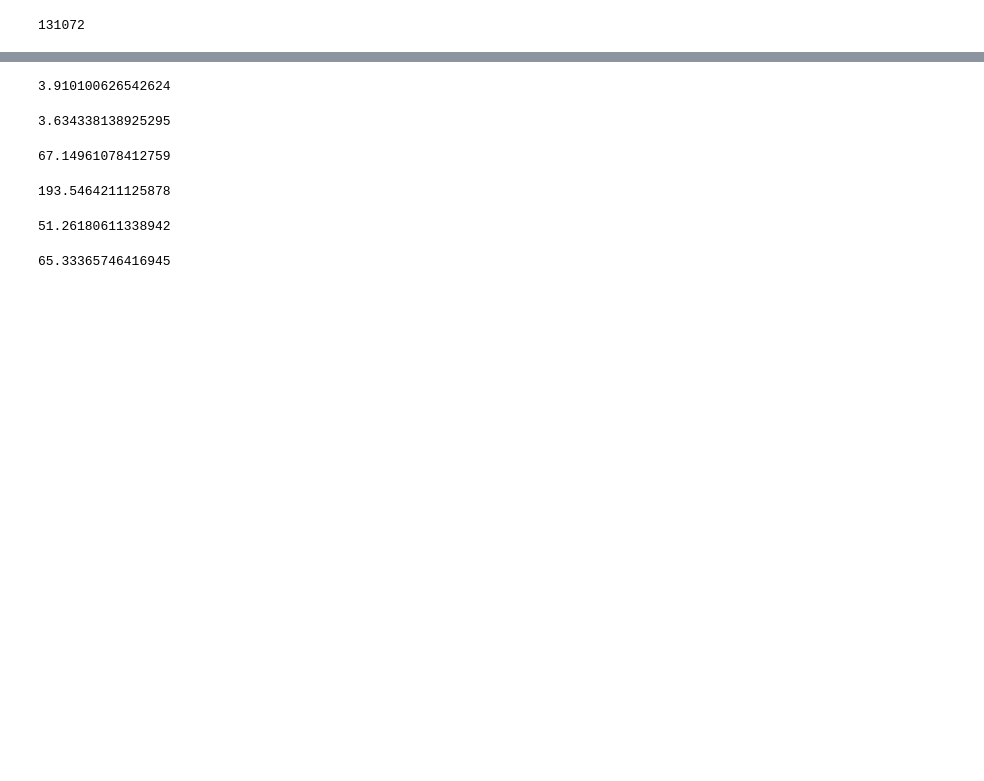
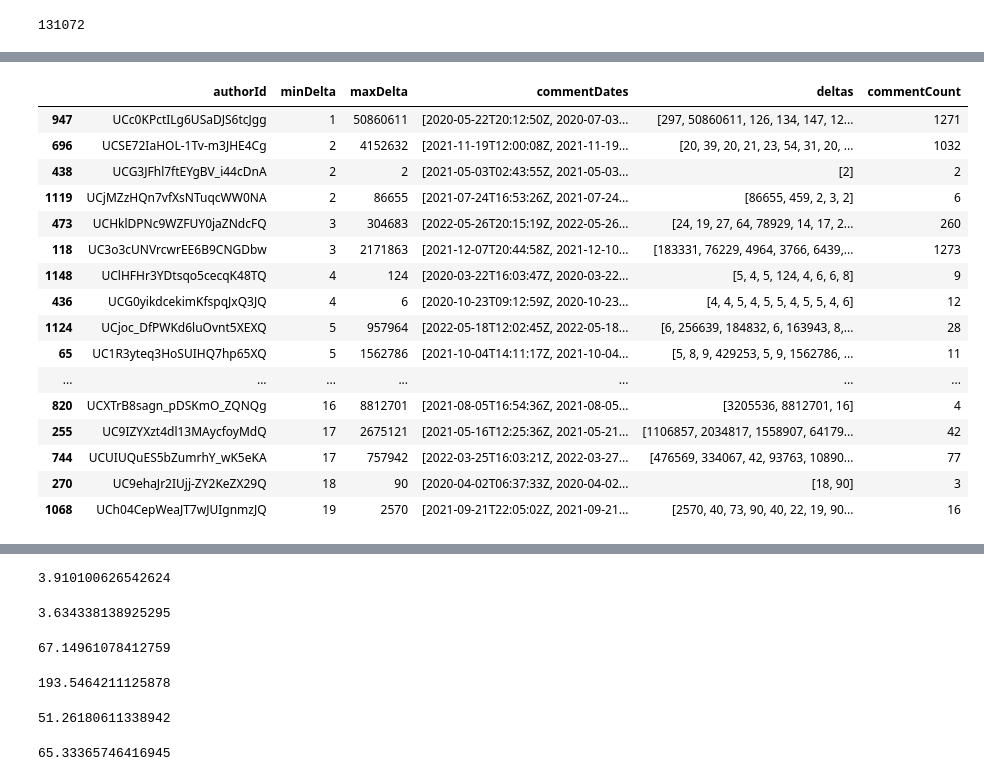
Before and after one commit to suniven/affiliate-link-identification, a Jupyter notebook: youtube_analysis.ipynb, the cells around one changed output, grey strips where cells are left out. Cells and saved outputs as stored; diff of their text form; code cells hidden in the pictures; blank space fills up the shorter version.

```diff
--- a/youtube_analysis.ipynb
+++ b/youtube_analysis.ipynb
@@ -10,0 +343,20 @@ df = pd.read_csv('./youtube_results.csv', engine='python')
+# %%
+df_time_delta[df_time_delta['minDelta'] > 0].sort_values('minDelta').head(50)
+# %% [output]
+|  | authorId | minDelta | maxDelta | commentDates | deltas | commentCount |
+| 947 | UCc0KPctILg6USaDJS6tcJgg | 1 | 50860611 | [2020-05-22T20:12:50Z, 2020-07-03... | [297, 50860611, 126, 134, 147, 12... | 1271 |
+| 696 | UCSE72IaHOL-1Tv-m3JHE4Cg | 2 | 4152632 | [2021-11-19T12:00:08Z, 2021-11-19... | [20, 39, 20, 21, 23, 54, 31, 20, ... | 1032 |
+| 438 | UCG3JFhl7ftEYgBV_i44cDnA | 2 | 2 | [2021-05-03T02:43:55Z, 2021-05-03... | [2] | 2 |
+| 1119 | UCjMZzHQn7vfXsNTuqcWW0NA | 2 | 86655 | [2021-07-24T16:53:26Z, 2021-07-24... | [86655, 459, 2, 3, 2] | 6 |
+| 473 | UCHklDPNc9WZFUY0jaZNdcFQ | 3 | 304683 | [2022-05-26T20:15:19Z, 2022-05-26... | [24, 19, 27, 64, 78929, 14, 17, 2... | 260 |
+| 118 | UC3o3cUNVrcwrEE6B9CNGDbw | 3 | 2171863 | [2021-12-07T20:44:58Z, 2021-12-10... | [183331, 76229, 4964, 3766, 6439,... | 1273 |
+| 1148 | UClHFHr3YDtsqo5cecqK48TQ | 4 | 124 | [2020-03-22T16:03:47Z, 2020-03-22... | [5, 4, 5, 124, 4, 6, 6, 8] | 9 |
+| 436 | UCG0yikdcekimKfspqJxQ3JQ | 4 | 6 | [2020-10-23T09:12:59Z, 2020-10-23... | [4, 4, 5, 4, 5, 5, 4, 5, 5, 4, 6] | 12 |
+| 1124 | UCjoc_DfPWKd6luOvnt5XEXQ | 5 | 957964 | [2022-05-18T12:02:45Z, 2022-05-18... | [6, 256639, 184832, 6, 163943, 8,... | 28 |
+| 65 | UC1R3yteq3HoSUIHQ7hp65XQ | 5 | 1562786 | [2021-10-04T14:11:17Z, 2021-10-04... | [5, 8, 9, 429253, 5, 9, 1562786, ... | 11 |
+| ... | ... | ... | ... | ... | ... | ... |
+| 820 | UCXTrB8sagn_pDSKmO_ZQNQg | 16 | 8812701 | [2021-08-05T16:54:36Z, 2021-08-05... | [3205536, 8812701, 16] | 4 |
+| 255 | UC9IZYXzt4dl13MAycfoyMdQ | 17 | 2675121 | [2021-05-16T12:25:36Z, 2021-05-21... | [1106857, 2034817, 1558907, 64179... | 42 |
+| 744 | UCUIUQuES5bZumrhY_wK5eKA | 17 | 757942 | [2022-03-25T16:03:21Z, 2022-03-27... | [476569, 334067, 42, 93763, 10890... | 77 |
+| 270 | UC9ehaJr2IUjj-ZY2KeZX29Q | 18 | 90 | [2020-04-02T06:37:33Z, 2020-04-02... | [18, 90] | 3 |
+| 1068 | UCh04CepWeaJT7wJUIgnmzJQ | 19 | 2570 | [2021-09-21T22:05:02Z, 2021-09-21... | [2570, 40, 73, 90, 40, 22, 19, 90... | 16 |
```
Also changed, not shown: parts of 64 cells of this notebook.
